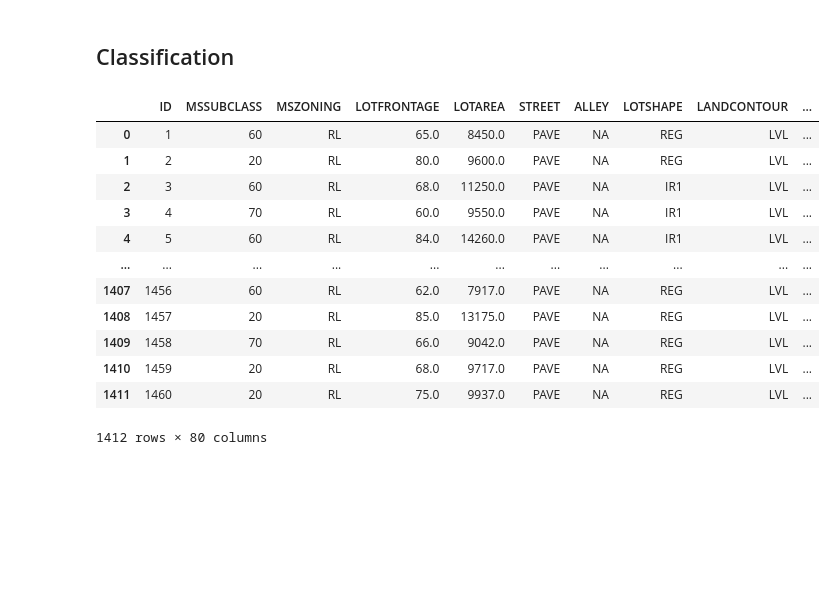
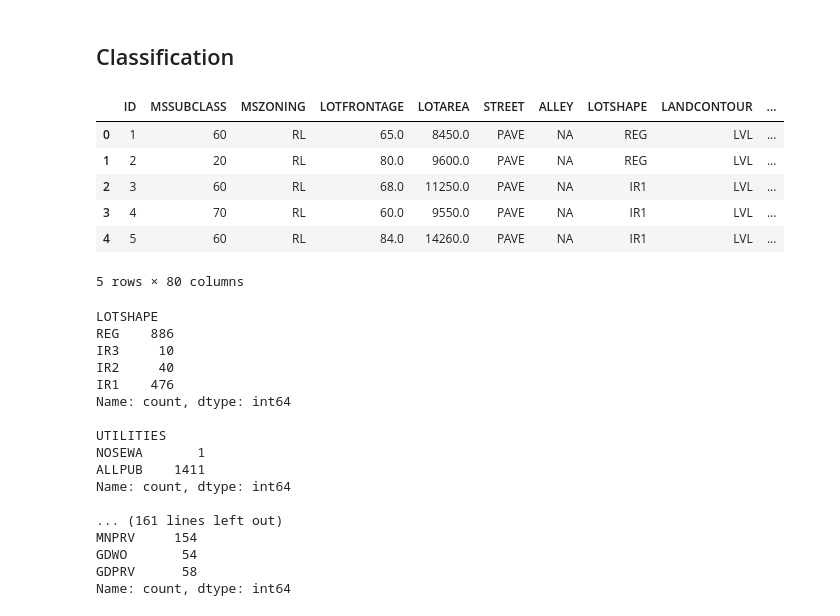
Before and after one commit to lucasamtaylor01/KaggleHousePrices, a Jupyter notebook: 02_HOUSING_PRICES/noteboks/03_feature_engineering.ipynb, the cells around one changed output. Saved outputs shown, nothing was run; the diff lists cells and outputs as text; code cells hidden in the pictures; blank space fills up the shorter version.

```diff
--- a/02_HOUSING_PRICES/noteboks/03_feature_engineering.ipynb
+++ b/02_HOUSING_PRICES/noteboks/03_feature_engineering.ipynb
@@ -17,19 +17,13 @@ df_clean = pd.read_csv(CLEAN_DATA_DIR / "train_clean.csv", keep_default_na=False
 # %% [markdown]
 ## Classification
 # %%
-df_clean
+df_clean.head()
 # %% [output]
 |  | ID | MSSUBCLASS | MSZONING | LOTFRONTAGE | LOTAREA | STREET | ALLEY | LOTSHAPE | LANDCONTOUR | ... |
 | 0 | 1 | 60 | RL | 65.0 | 8450.0 | PAVE | NA | REG | LVL | ... |
 | 1 | 2 | 20 | RL | 80.0 | 9600.0 | PAVE | NA | REG | LVL | ... |
 | 2 | 3 | 60 | RL | 68.0 | 11250.0 | PAVE | NA | IR1 | LVL | ... |
 | 3 | 4 | 70 | RL | 60.0 | 9550.0 | PAVE | NA | IR1 | LVL | ... |
 | 4 | 5 | 60 | RL | 84.0 | 14260.0 | PAVE | NA | IR1 | LVL | ... |
-| ... | ... | ... | ... | ... | ... | ... | ... | ... | ... | ... |
-| 1407 | 1456 | 60 | RL | 62.0 | 7917.0 | PAVE | NA | REG | LVL | ... |
-| 1408 | 1457 | 20 | RL | 85.0 | 13175.0 | PAVE | NA | REG | LVL | ... |
-| 1409 | 1458 | 70 | RL | 66.0 | 9042.0 | PAVE | NA | REG | LVL | ... |
-| 1410 | 1459 | 20 | RL | 68.0 | 9717.0 | PAVE | NA | REG | LVL | ... |
-| 1411 | 1460 | 20 | RL | 75.0 | 9937.0 | PAVE | NA | REG | LVL | ... |
-1412 rows × 80 columns
+5 rows × 80 columns
 # %%
@@ -66 +60,25 @@ quantitative_continuous = [
 ]
+# %%
+df_qual_ord = df_clean.copy()
+
+for col in qual_ord:
+    print(df_qual_ord[col].value_counts().sort_index(ascending=False))
+    print()
+# %% [output]
+LOTSHAPE
+REG    886
+IR3     10
+IR2     40
+IR1    476
+Name: count, dtype: int64
+
+UTILITIES
+NOSEWA       1
+ALLPUB    1411
+Name: count, dtype: int64
+
+... (161 lines left out)
+MNPRV     154
+GDWO       54
+GDPRV      58
+Name: count, dtype: int64
```
Also changed, not shown: parts of 4 cells of this notebook.
